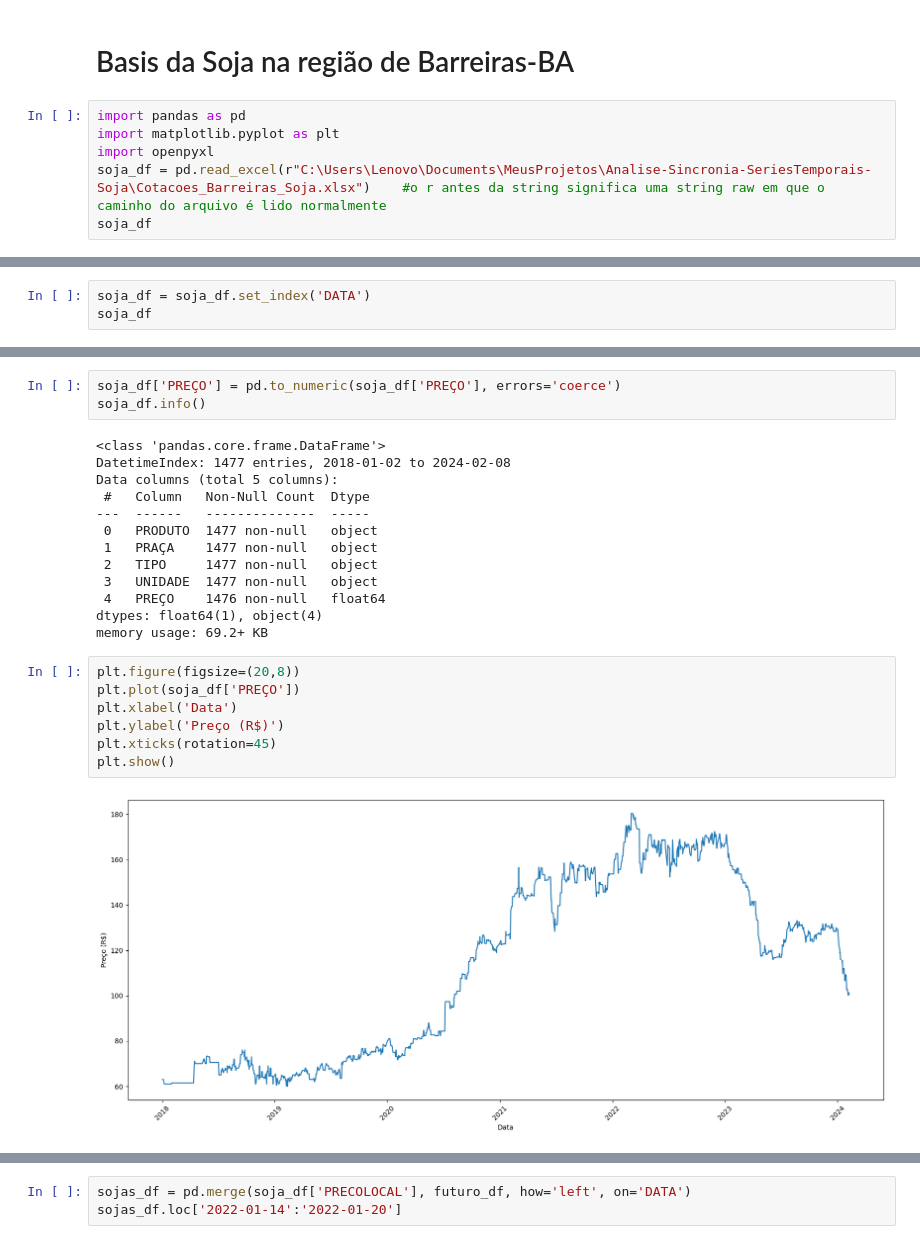
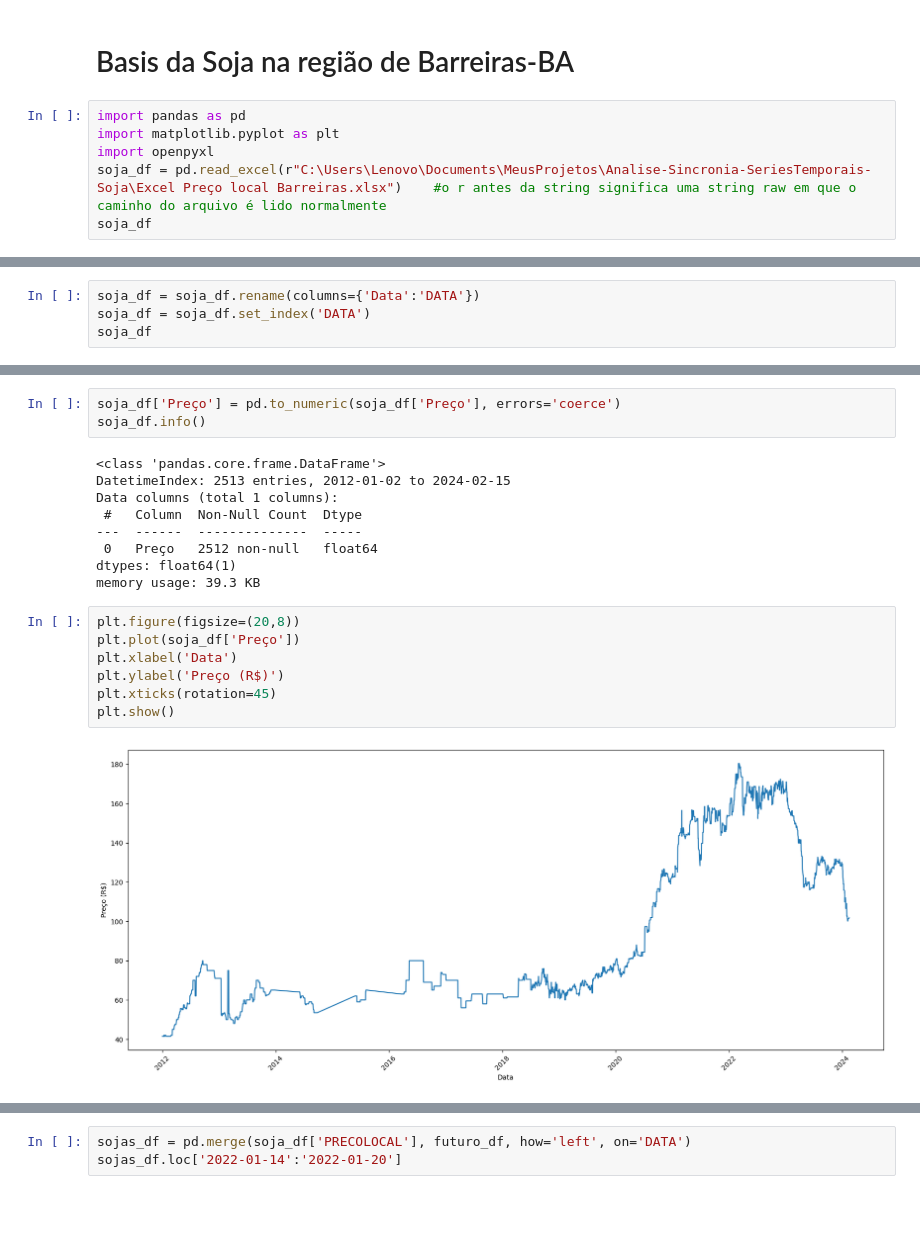
Before and after one commit to vidomirana/Analise-Sincronia-SeriesTemporais-Soja, a Jupyter notebook: Basis_Soja.ipynb, the cells around one changed output, grey strips where cells are left out. Drawn from its saved outputs; the diff is of its cells as text; blank space fills up the shorter version.

Commit message:
Plotagem basis Barreiras-BA

```diff
--- a/Basis_Soja.ipynb
+++ b/Basis_Soja.ipynb
@@ -4,6 +4,6 @@
 import pandas as pd
 import matplotlib.pyplot as plt
 import openpyxl
-soja_df = pd.read_excel(r"C:\Users\Lenovo\Documents\MeusProjetos\Analise-Sincronia-SeriesTemporais-Soja\Cotacoes_Barreiras_Soja.xlsx")    #o r antes da string significa uma string raw em que o caminho do arquivo é lido normalmente
+soja_df = pd.read_excel(r"C:\Users\Lenovo\Documents\MeusProjetos\Analise-Sincronia-SeriesTemporais-Soja\Excel Preço local Barreiras.xlsx")    #o r antes da string significa uma string raw em que o caminho do arquivo é lido normalmente
 soja_df
 # %% [output]
@@ -39,4 +35,5 @@ memory usage: 69.4+ KB
 # %%
+soja_df = soja_df.rename(columns={'Data':'DATA'})
 soja_df = soja_df.set_index('DATA')
 soja_df
 # %% [output]
@@ -57,26 +54,22 @@ soja_df
 # %%
-soja_df['PREÇO'] = pd.to_numeric(soja_df['PREÇO'], errors='coerce')
+soja_df['Preço'] = pd.to_numeric(soja_df['Preço'], errors='coerce')
 soja_df.info()
 # %% [output]
 <class 'pandas.core.frame.DataFrame'>
-DatetimeIndex: 1477 entries, 2018-01-02 to 2024-02-08
-Data columns (total 5 columns):
- #   Column   Non-Null Count  Dtype
----  ------   --------------  -----
- 0   PRODUTO  1477 non-null   object
- 1   PRAÇA    1477 non-null   object
- 2   TIPO     1477 non-null   object
- 3   UNIDADE  1477 non-null   object
- 4   PREÇO    1476 non-null   float64
-dtypes: float64(1), object(4)
-memory usage: 69.2+ KB
+DatetimeIndex: 2513 entries, 2012-01-02 to 2024-02-15
+Data columns (total 1 columns):
+ #   Column  Non-Null Count  Dtype
+---  ------  --------------  -----
+ 0   Preço   2512 non-null   float64
+dtypes: float64(1)
+memory usage: 39.3 KB
 # %%
 plt.figure(figsize=(20,8))
-plt.plot(soja_df['PREÇO'])
+plt.plot(soja_df['Preço'])
 plt.xlabel('Data')
 plt.ylabel('Preço (R$)')
 plt.xticks(rotation=45)
 plt.show()
 # %% [output]
-[figure, old version]
+[figure, new version]
 # %%
```
Also changed, not shown: parts of 22 cells of this notebook, 1 other file.
